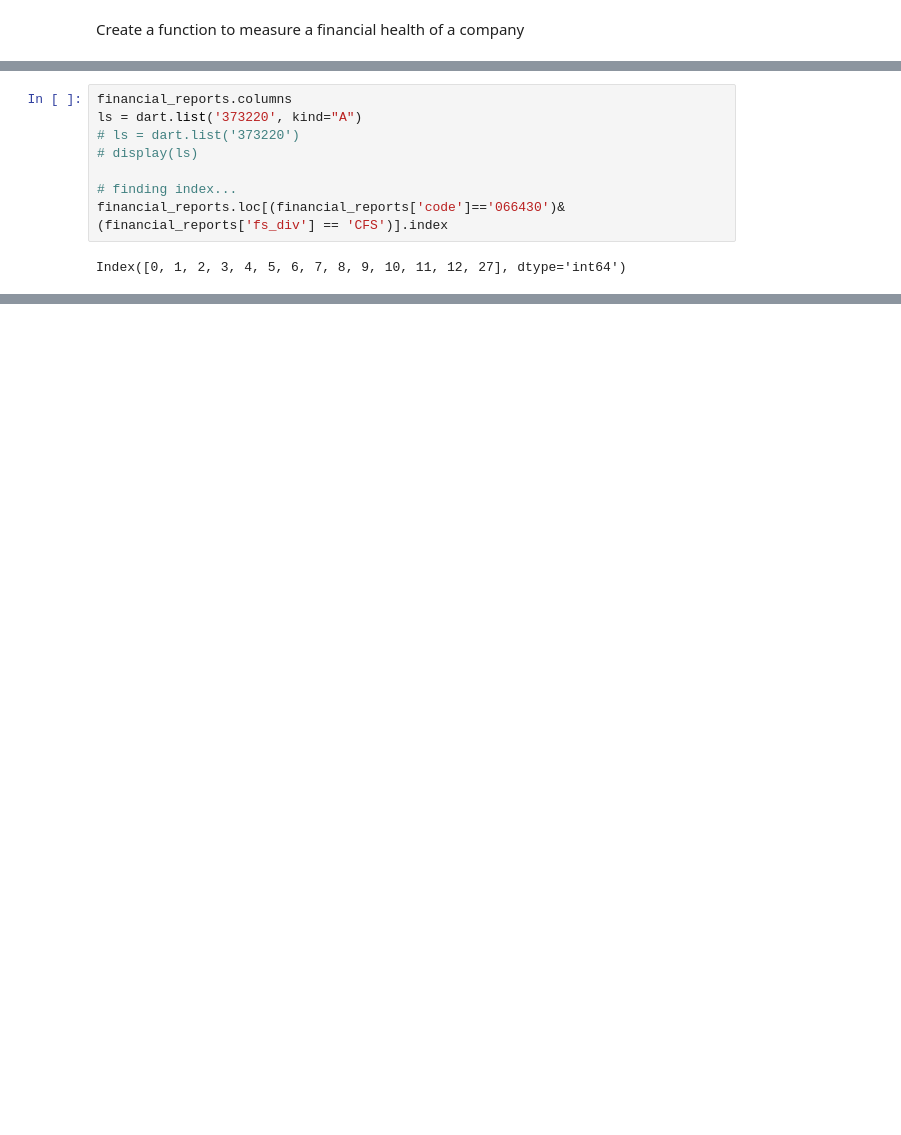
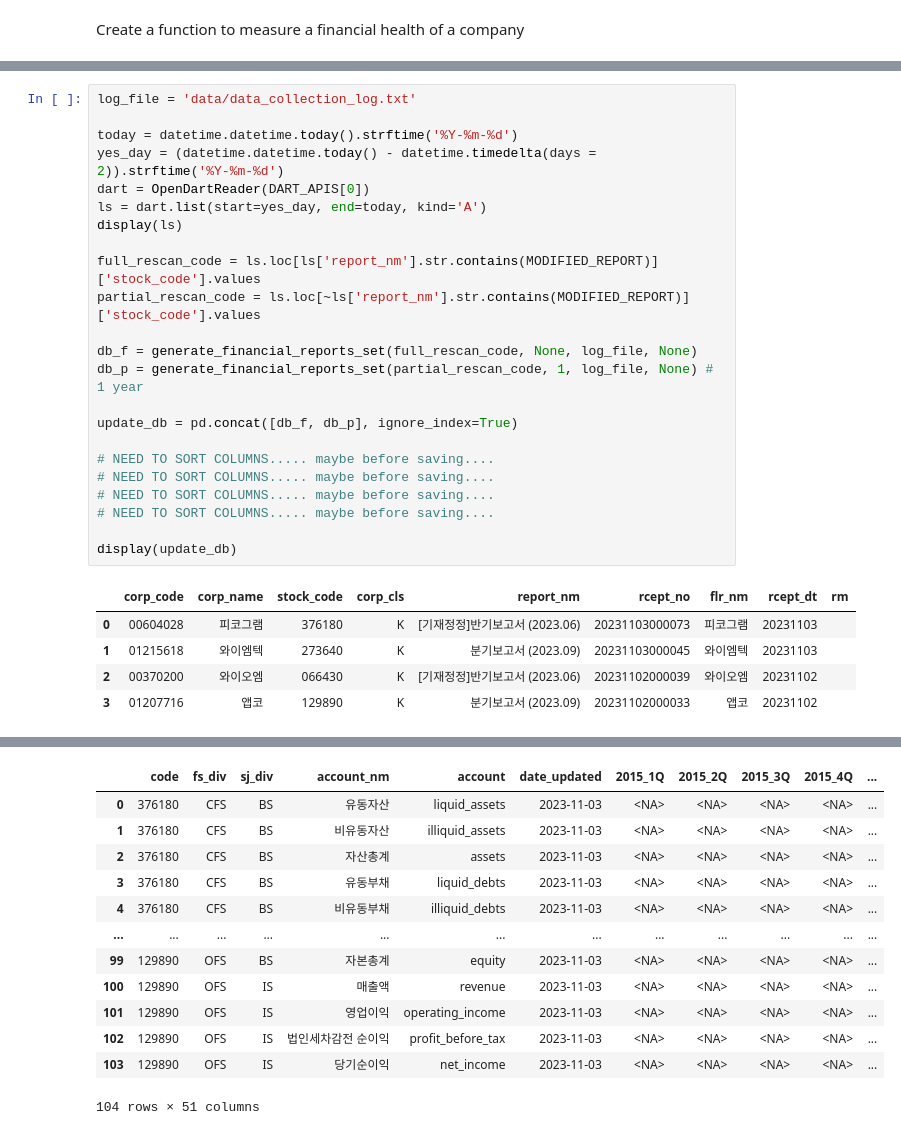
Before and after one commit to iburn78/trader, a Jupyter notebook: data_collection/dc_05_CompanyHealth_1_main.ipynb, the cells around one changed output, grey strips where cells are left out. Cells and saved outputs as stored; diff of their text form; blank space fills up the shorter version.

```diff
--- a/data_collection/dc_05_CompanyHealth_1_main.ipynb
+++ b/data_collection/dc_05_CompanyHealth_1_main.ipynb
@@ -331,10 +252,29 @@ display(financial_reports)
-# %%
-financial_reports.columns
-ls = dart.list('373220', kind="A")
-# ls = dart.list('373220')
-# display(ls)
-
-# finding index...
-financial_reports.loc[(financial_reports['code']=='066430')&(financial_reports['fs_div'] == 'CFS')].index
-# %% [output]
-Index([0, 1, 2, 3, 4, 5, 6, 7, 8, 9, 10, 11, 12, 27], dtype='int64')
+# %%
+log_file = 'data/data_collection_log.txt'
+
+today = datetime.datetime.today().strftime('%Y-%m-%d')
+yes_day = (datetime.datetime.today() - datetime.timedelta(days = 2)).strftime('%Y-%m-%d')
+dart = OpenDartReader(DART_APIS[0])
+ls = dart.list(start=yes_day, end=today, kind='A')
+display(ls)
+
+full_rescan_code = ls.loc[ls['report_nm'].str.contains(MODIFIED_REPORT)]['stock_code'].values
+partial_rescan_code = ls.loc[~ls['report_nm'].str.contains(MODIFIED_REPORT)]['stock_code'].values
+
+db_f = generate_financial_reports_set(full_rescan_code, None, log_file, None)
+db_p = generate_financial_reports_set(partial_rescan_code, 1, log_file, None) # 1 year
+
+update_db = pd.concat([db_f, db_p], ignore_index=True)
+
+# NEED TO SORT COLUMNS..... maybe before saving....
+# NEED TO SORT COLUMNS..... maybe before saving....
+# NEED TO SORT COLUMNS..... maybe before saving....
+# NEED TO SORT COLUMNS..... maybe before saving....
+
+display(update_db)
+# %% [output]
+|  | corp_code | corp_name | stock_code | corp_cls | report_nm | rcept_no | flr_nm | rcept_dt | rm |
+| 0 | 00604028 | 피코그램 | 376180 | K | [기재정정]반기보고서 (2023.06) | 20231103000073 | 피코그램 | 20231103 |  |
+| 1 | 01215618 | 와이엠텍 | 273640 | K | 분기보고서 (2023.09) | 20231103000045 | 와이엠텍 | 20231103 |  |
+| 2 | 00370200 | 와이오엠 | 066430 | K | [기재정정]반기보고서 (2023.06) | 20231102000039 | 와이오엠 | 20231102 |  |
+| 3 | 01207716 | 앱코 | 129890 | K | 분기보고서 (2023.09) | 20231102000033 | 앱코 | 20231102 |  |
@@ -340,0 +285,13 @@ Index([0, 1, 2, 3, 4, 5, 6, 7, 8, 9, 10, 11, 12, 27], dtype='int64')
+|  | code | fs_div | sj_div | account_nm | account | date_updated | 2015_1Q | 2015_2Q | 2015_3Q | 2015_4Q | ... |
+| 0 | 376180 | CFS | BS | 유동자산 | liquid_assets | 2023-11-03 | <NA> | <NA> | <NA> | <NA> | ... |
+| 1 | 376180 | CFS | BS | 비유동자산 | illiquid_assets | 2023-11-03 | <NA> | <NA> | <NA> | <NA> | ... |
+| 2 | 376180 | CFS | BS | 자산총계 | assets | 2023-11-03 | <NA> | <NA> | <NA> | <NA> | ... |
+| 3 | 376180 | CFS | BS | 유동부채 | liquid_debts | 2023-11-03 | <NA> | <NA> | <NA> | <NA> | ... |
+| 4 | 376180 | CFS | BS | 비유동부채 | illiquid_debts | 2023-11-03 | <NA> | <NA> | <NA> | <NA> | ... |
+| ... | ... | ... | ... | ... | ... | ... | ... | ... | ... | ... | ... |
+| 99 | 129890 | OFS | BS | 자본총계 | equity | 2023-11-03 | <NA> | <NA> | <NA> | <NA> | ... |
+| 100 | 129890 | OFS | IS | 매출액 | revenue | 2023-11-03 | <NA> | <NA> | <NA> | <NA> | ... |
+| 101 | 129890 | OFS | IS | 영업이익 | operating_income | 2023-11-03 | <NA> | <NA> | <NA> | <NA> | ... |
+| 102 | 129890 | OFS | IS | 법인세차감전 순이익 | profit_before_tax | 2023-11-03 | <NA> | <NA> | <NA> | <NA> | ... |
+| 103 | 129890 | OFS | IS | 당기순이익 | net_income | 2023-11-03 | <NA> | <NA> | <NA> | <NA> | ... |
+104 rows × 51 columns
```
Also changed, not shown: parts of 6 cells of this notebook, 8 other files.
